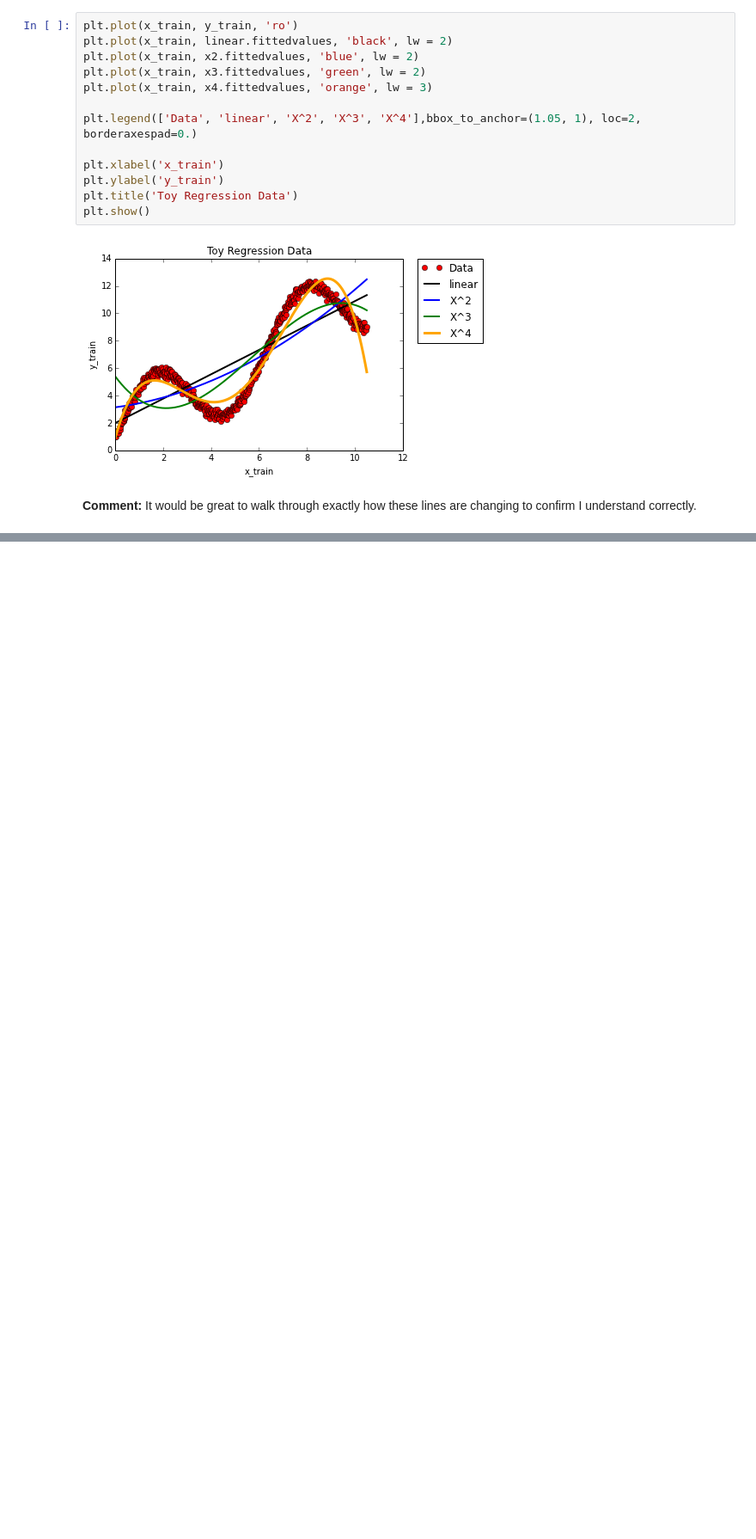
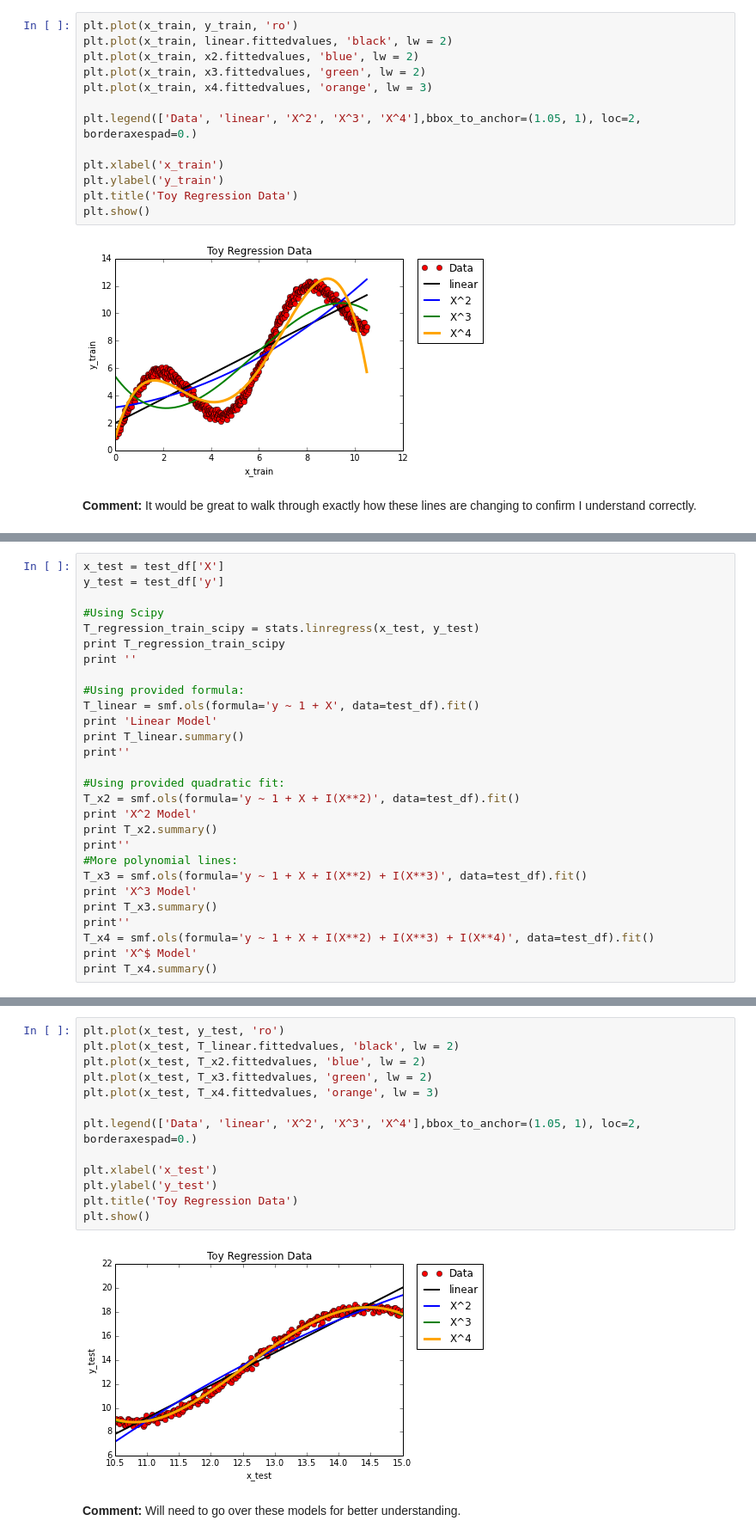
Before and after one commit to ryangrigg/Thinkful, a Jupyter notebook: unit_4_les1_making_predictions.ipynb, the cells around one changed output, grey strips where cells are left out. Shown at 86% size. Saved outputs shown, nothing was run; the diff lists cells and outputs as text; blank space fills up the shorter version.

```diff
--- a/unit_4_les1_making_predictions.ipynb
+++ b/unit_4_les1_making_predictions.ipynb
@@ -189,0 +192,28 @@ plt.show()
+# %%
+x_test = test_df['X']
+y_test = test_df['y']
+
+#Using Scipy
+T_regression_train_scipy = stats.linregress(x_test, y_test)
+print T_regression_train_scipy
+print ''
+
+#Using provided formula:
+T_linear = smf.ols(formula='y ~ 1 + X', data=test_df).fit()
+print 'Linear Model'
+print T_linear.summary()
+print''
+
+#Using provided quadratic fit:
+T_x2 = smf.ols(formula='y ~ 1 + X + I(X**2)', data=test_df).fit()
+print 'X^2 Model'
+print T_x2.summary()
+print''
+#More polynomial lines:
+T_x3 = smf.ols(formula='y ~ 1 + X + I(X**2) + I(X**3)', data=test_df).fit()
+print 'X^3 Model'
+print T_x3.summary()
+print''
+T_x4 = smf.ols(formula='y ~ 1 + X + I(X**2) + I(X**3) + I(X**4)', data=test_df).fit()
+print 'X^$ Model'
+print T_x4.summary()
@@ -189,0 +238,17 @@ plt.show()
+# %%
+plt.plot(x_test, y_test, 'ro')
+plt.plot(x_test, T_linear.fittedvalues, 'black', lw = 2)
+plt.plot(x_test, T_x2.fittedvalues, 'blue', lw = 2)
+plt.plot(x_test, T_x3.fittedvalues, 'green', lw = 2)
+plt.plot(x_test, T_x4.fittedvalues, 'orange', lw = 3)
+
+plt.legend(['Data', 'linear', 'X^2', 'X^3', 'X^4'],bbox_to_anchor=(1.05, 1), loc=2, borderaxespad=0.)
+
+plt.xlabel('x_test')
+plt.ylabel('y_test')
+plt.title('Toy Regression Data')
+plt.show()
+# %% [output]
+[figure, added]
+# %% [markdown]
+<b>Comment:</b> Will need to go over these models for better understanding.
```
Also changed, not shown: parts of 2 cells of this notebook.
